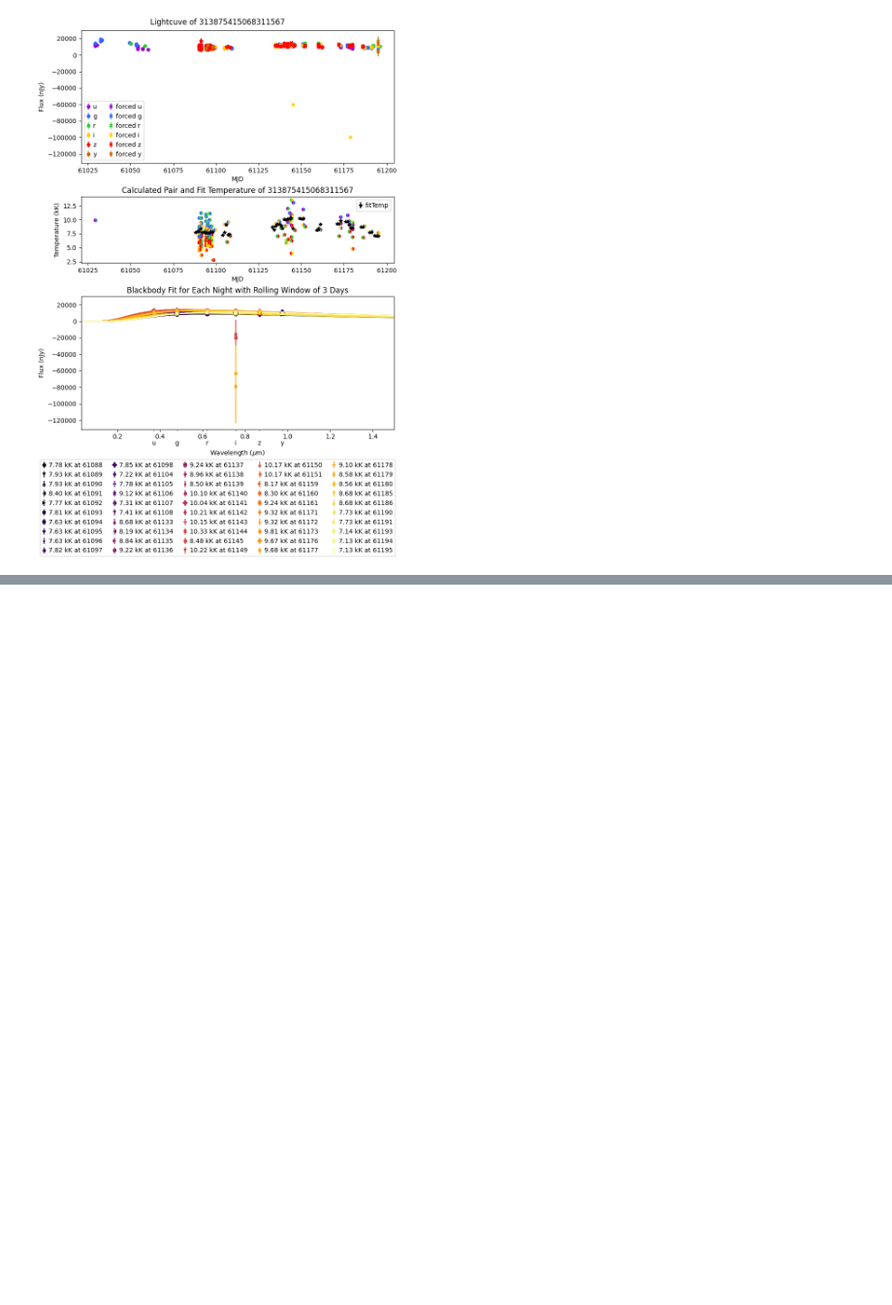
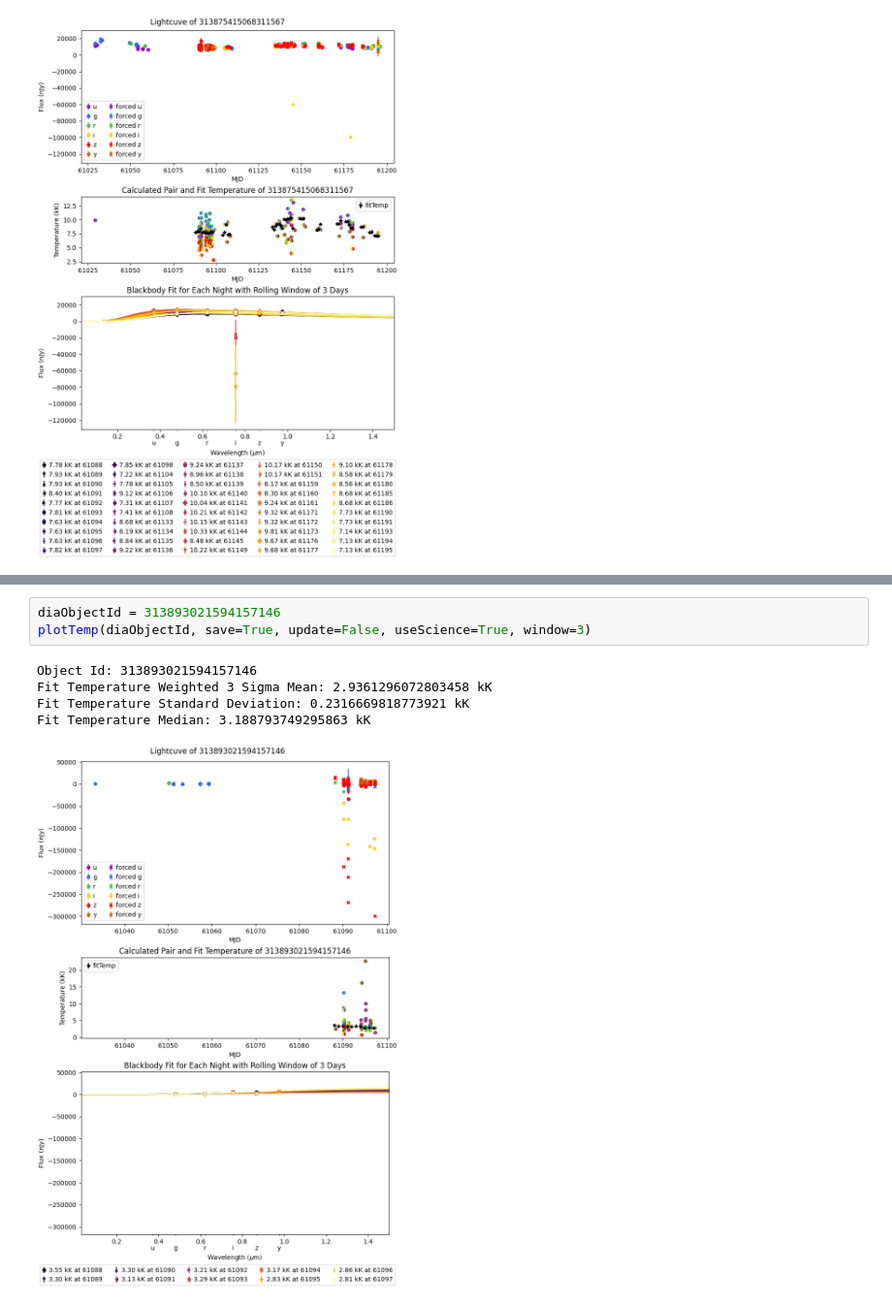
Before and after one commit to mwvgroup/pittgoogle-user-demos, a Jupyter notebook: other-examples/temperature_analysis.ipynb, the cells around one changed output, grey strips where cells are left out. Shown at 97% size. Drawn from its saved outputs; the diff is of its cells as text; blank space fills up the shorter version.

```diff
--- a/other-examples/temperature_analysis.ipynb
+++ b/other-examples/temperature_analysis.ipynb
@@ -591,0 +606,9 @@ Fit Temperature Median: 8.530916908721387 kK
+# %%
+diaObjectId = 313893021594157146
+plotTemp(diaObjectId, save=True, update=False, useScience=True, window=3)
+# %% [output]
+Object Id: 313893021594157146
+Fit Temperature Weighted 3 Sigma Mean: 2.9361296072803458 kK
+Fit Temperature Standard Deviation: 0.2316669818773921 kK
+Fit Temperature Median: 3.188793749295863 kK
+[figure, added]
```
Also changed, not shown: parts of 6 cells of this notebook, 6 other files.
